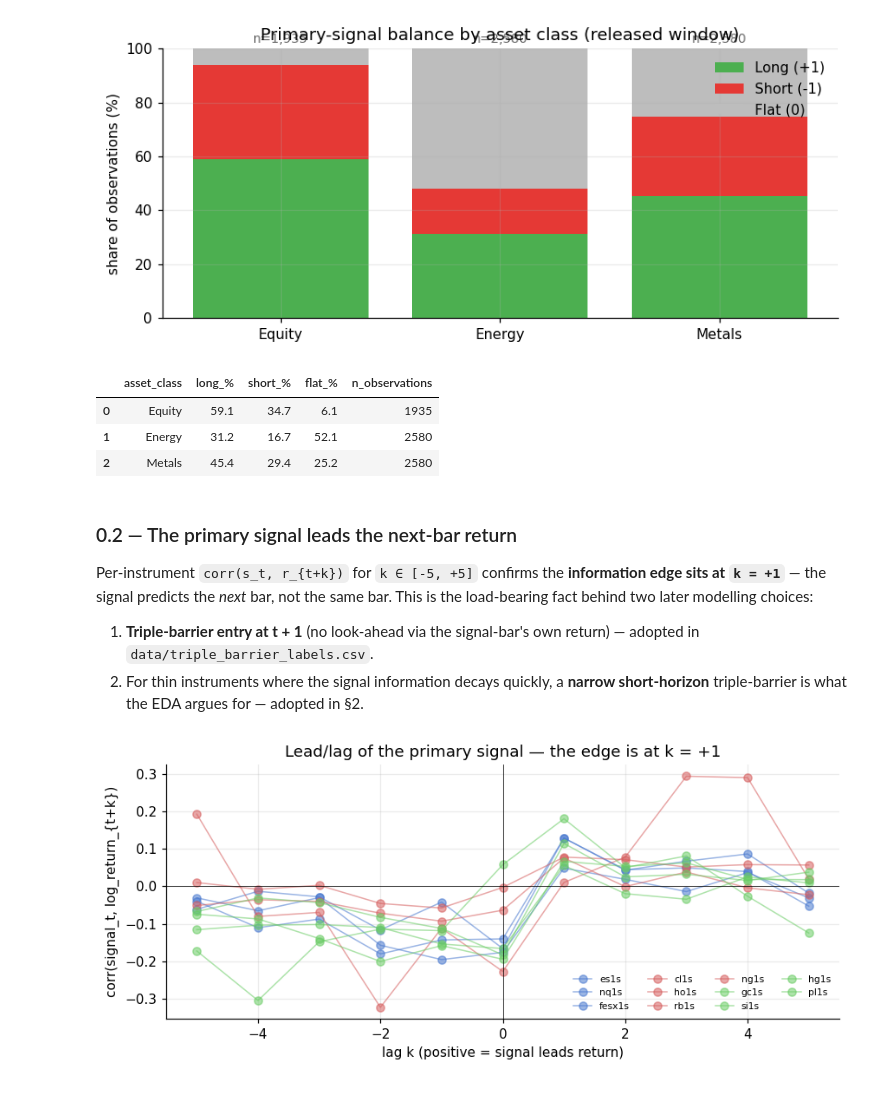
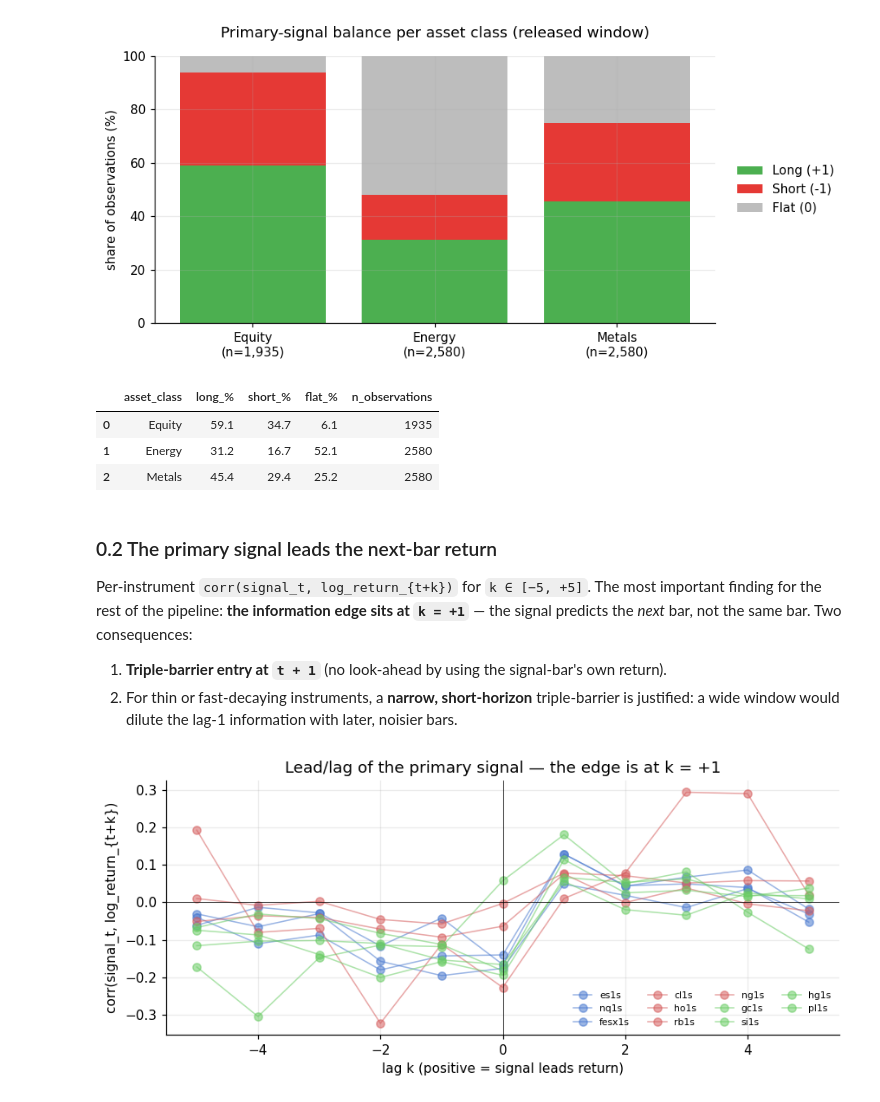
Before and after one commit to Ise-Q/stml, a Jupyter notebook: submission.ipynb, the cells around one changed output. Saved outputs shown, nothing was run; the diff lists cells and outputs as text; code cells hidden in the pictures.

```diff
--- a/submission.ipynb
+++ b/submission.ipynb
@@ -101,49 +86,45 @@ The first thing the EDA confirms is that the primary signal is **strongly imbala
 # %%
-# Per-asset-class signal balance.
-balance_rows = []
+rows = []
 for cls in ['Equity', 'Energy', 'Metals']:
     insts = [i for i in INSTRUMENTS if ASSET_CLASS[i] == cls]
     long_n = sum((signals[i] == 1).sum() for i in insts)
     short_n = sum((signals[i] == -1).sum() for i in insts)
     flat_n = sum((signals[i] == 0).sum() for i in insts)
     total = long_n + short_n + flat_n
-    balance_rows.append({
-        'asset_class': cls,
-        'long_%': round(100 * long_n / total, 1),
-        'short_%': round(100 * short_n / total, 1),
-        'flat_%': round(100 * flat_n / total, 1),
-        'n_observations': total,
-    })
-balance = pd.DataFrame(balance_rows)
+    rows.append({'asset_class': cls,
+                 'long_%': round(100 * long_n / total, 1),
+                 'short_%': round(100 * short_n / total, 1),
+                 'flat_%': round(100 * flat_n / total, 1),
+                 'n_observations': total})
+balance = pd.DataFrame(rows)
 
-fig, ax = plt.subplots(figsize=(7.5, 3.4))
+fig, ax = plt.subplots(figsize=(8.5, 4))
 x = np.arange(len(balance))
 ax.bar(x, balance['long_%'], color='#4CAF50', label='Long (+1)')
 ax.bar(x, balance['short_%'], bottom=balance['long_%'], color='#E53935', label='Short (-1)')
-ax.bar(x, balance['flat_%'], bottom=balance['long_%']+balance['short_%'],
-       color='#BDBDBD', label='Flat (0)')
-ax.set_xticks(x); ax.set_xticklabels(balance['asset_class'])
-ax.set_ylabel('share of observations (%)'); ax.set_ylim(0, 100)
-ax.set_title('Primary-signal balance by asset class (released window)')
-ax.legend(loc='upper right', frameon=False)
-for i, row in balance.iterrows():
-    ax.text(i, 102, f'n={row["n_observations"]:,}', ha='center', fontsize=9, color='dimgray')
+ax.bar(x, balance['flat_%'], bottom=balance['long_%']+balance['short_%'], color='#BDBDBD', label='Flat (0)')
+ax.set_xticks(x)
+ax.set_xticklabels([f'{r.asset_class}\n(n={r.n_observations:,})' for r in balance.itertuples()])
+ax.set_ylabel('share of observations (%)')
+ax.set_ylim(0, 100)
+ax.set_title('Primary-signal balance per asset class (released window)', pad=15)
+ax.legend(loc='center left', frameon=False, bbox_to_anchor=(1.02, 0.5))
 plt.tight_layout(); plt.show()
 
 display(balance)
 # %% [output]
-[figure, old version]
+[figure, new version]
 |  | asset_class | long_% | short_% | flat_% | n_observations |
 | 0 | Equity | 59.1 | 34.7 | 6.1 | 1935 |
 | 1 | Energy | 31.2 | 16.7 | 52.1 | 2580 |
 | 2 | Metals | 45.4 | 29.4 | 25.2 | 2580 |
 # %% [markdown]
-### 0.2 — The primary signal leads the next-bar return
+### 0.2 The primary signal leads the next-bar return
 
-Per-instrument `corr(s_t, r_{t+k})` for `k ∈ [-5, +5]` confirms the **information edge sits at `k = +1`** — the signal predicts the *next* bar, not the same bar. This is the load-bearing fact behind two later modelling choices:
+Per-instrument `corr(signal_t, log_return_{t+k})` for `k ∈ [−5, +5]`. The most important finding for the rest of the pipeline: **the information edge sits at `k = +1`** — the signal predicts the *next* bar, not the same bar. Two consequences:
 
-1. **Triple-barrier entry at t + 1** (no look-ahead via the signal-bar's own return) — adopted in `data/triple_barrier_labels.csv`.
-2. For thin instruments where the signal information decays quickly, a **narrow short-horizon** triple-barrier is what the EDA argues for — adopted in §2.
+1. **Triple-barrier entry at `t + 1`** (no look-ahead by using the signal-bar's own return).
+2. For thin or fast-decaying instruments, a **narrow, short-horizon** triple-barrier is justified: a wide window would dilute the lag-1 information with later, noisier bars.
 # %%
 # Build a returns panel (date × instrument) of log-returns.
 close_w = ohlcv.pivot(index='date', columns='instrument', values='close').sort_index()
```
Also changed, not shown: parts of 24 cells of this notebook.
